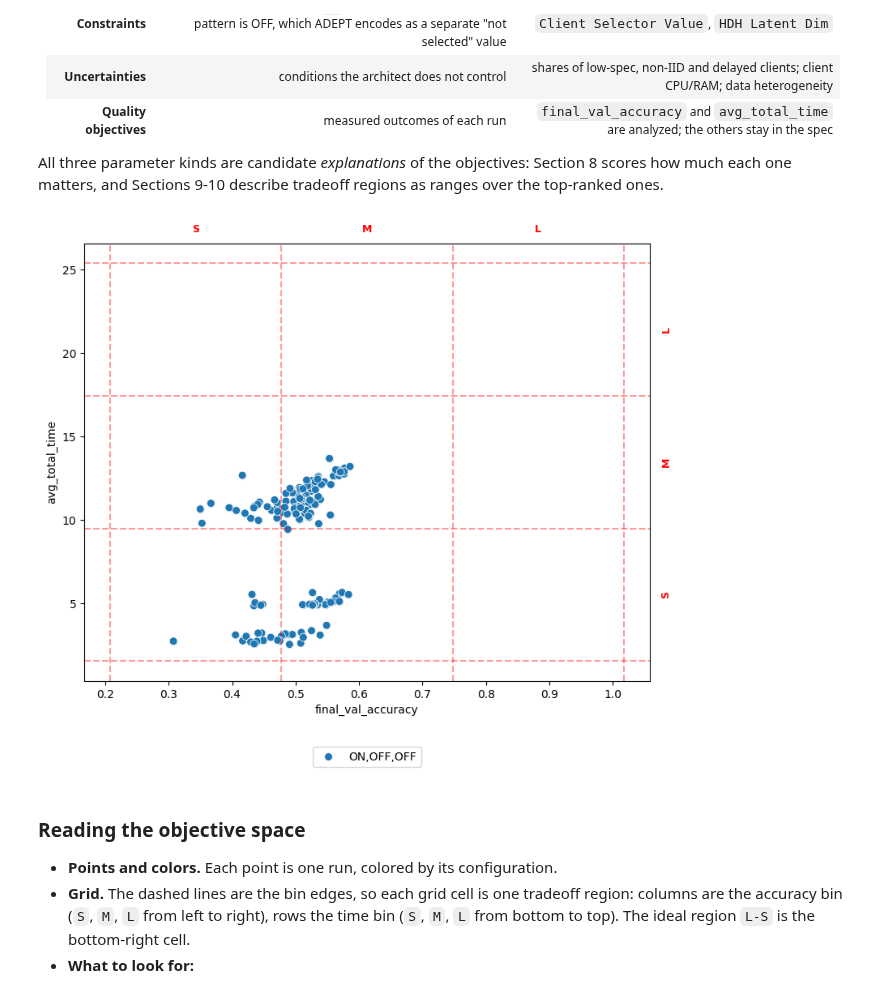
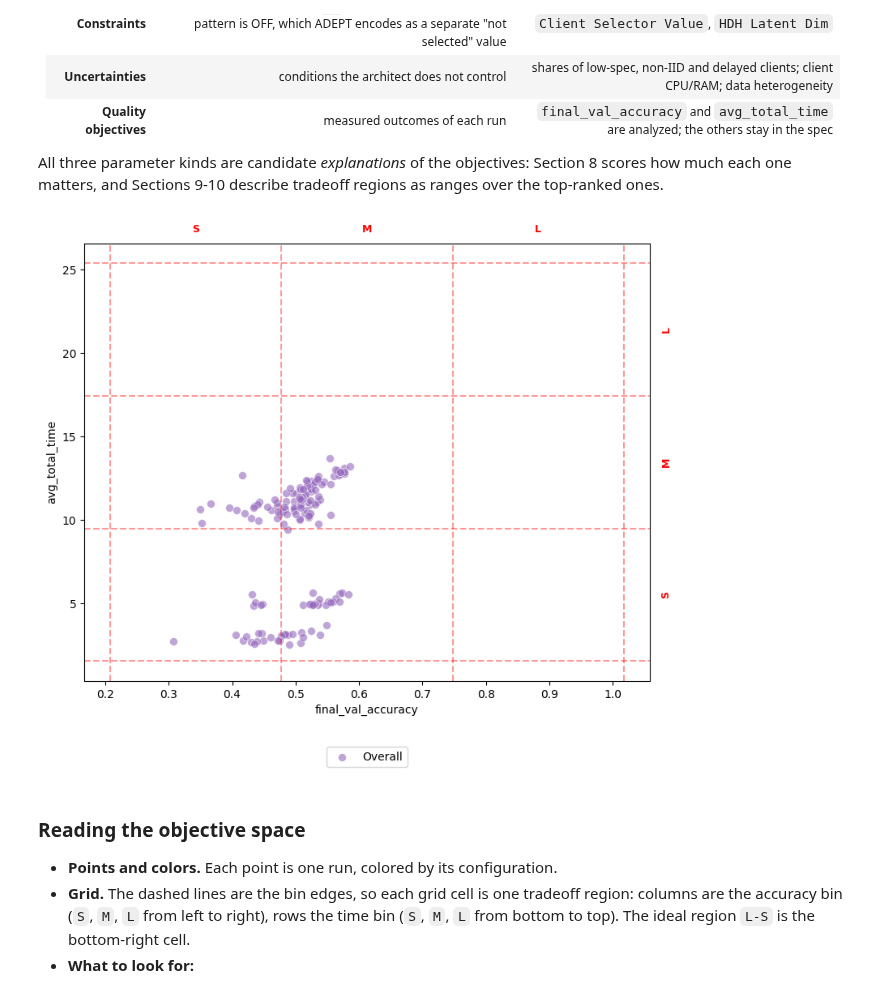
Before and after one commit to andresdp/patterns-sa, a Jupyter notebook: federatedlearning/compact/image/analysis-fl-rq-client_selector-image.ipynb, the cells around one changed output. Drawn from its saved outputs; the diff is of its cells as text; code cells hidden in the pictures.

```diff
--- a/federatedlearning/compact/image/analysis-fl-rq-client_selector-image.ipynb
+++ b/federatedlearning/compact/image/analysis-fl-rq-client_selector-image.ipynb
@@ -47,6 +47,8 @@ TRADEOFF_EDGES = {
     'final_val_accuracy': [0.2075, 0.4774, 0.7473, 1.0172],
     'avg_total_time': [1.5625, 9.5065, 17.4505, 25.3945],
 }
+
+PLOT_COLOR = '#9467bd'
 # %% [markdown]
 ## Analysis population: all-environment Client Selector-only configuration across client counts
 
@@ -313,23 +315,23 @@ All three parameter kinds are candidate *explanations* of the objectives: Sectio
 # %%
 outcome_cols = list(TRADEOFF_LABELS)
 # Plot the policies for all combinations (pairs) of quality objectives
 for x_col, y_col in itertools.combinations(outcome_cols, 2):
     fig = session.show_quality_objective_space(
         x_col, y_col,
-        highlight_policies=session.get_policies(),
         # highlight_tradeoffs=[session.get_tradeoff(tradeoffs[7].name)],
         # show_overall=True,
         subset='all',
-        cmap='tab10',
+        show_overall=True,
+        overall_color=PLOT_COLOR,
         alpha=1.0,
         figsize=(8, 7),
         s=50,
         title=""
     )
     # fig.savefig(f'fl-quality_objective_space_{x_col}_{y_col}.png', dpi=500)
     plt.show()
 # %% [output]
-[figure, old version]
+[figure, new version]
 # %% [markdown]
 ### Reading the objective space
 
```
Also changed, not shown: parts of 5 cells of this notebook, 15 other files.
